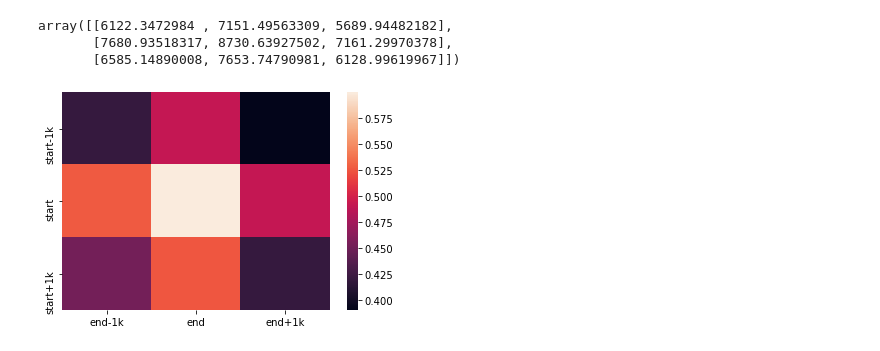
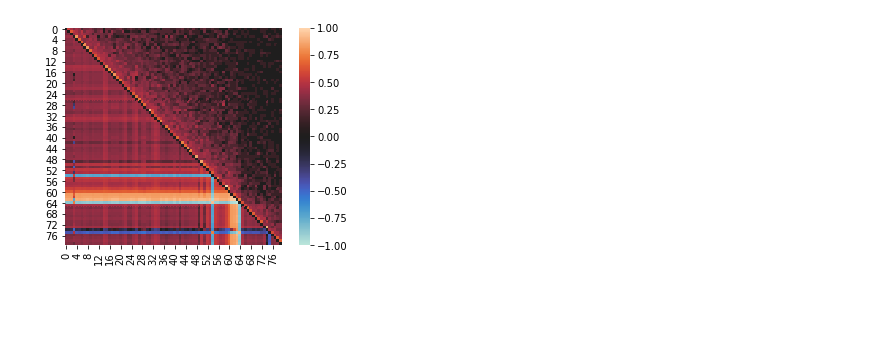
Before and after one commit to MICL-biolab/MINE, a Jupyter notebook: analyse/supplementary_fig/epi matrix.ipynb, the cells around one changed output. Cells and saved outputs as stored; diff of their text form; code cells hidden in the pictures; blank space fills up the shorter version.

```diff
--- a/analyse/supplementary_fig/epi matrix.ipynb
+++ b/analyse/supplementary_fig/epi matrix.ipynb
@@ -4,3 +7,3 @@ import numpy as np
 # %%
-row_hic_path = '/data1/lmh_data/MINE/use_data/GM12878/hr'
+raw_hic_path = '/data1/lmh_data/MINE/use_data/GM12878/hr'
 epi_path = '/data1/lmh_data/MINE/use_data/GM12878/ATAC_H3K27ac_H3K4me3/epi'
@@ -36,38 +10,19 @@ for chrom in range(1, 23):
-# %%
-_result, nums = None, 0
-for chrom in range(1, 23):
-    _hic, _epi = hic[chrom], epi[chrom]
-
-    for info in gene_info:
-        if info[0] != chrom:
-            continue
-        _win = int(info[1]/400)
-        if _win != int(info[2]/400):
-            continue
-        _start, _end = info[1]-400*_win, info[2]-400*_win
-        if _start==0 or _end==399:
-            continue
-        __epi = _epi[_win, 0, _start-1:_start+2, _end-1:_end+2]
-        if __epi.max() == 0:
-            continue
-        __epi = __epi / __epi.max()
-        if _result is not None:
-            _result += __epi
-        else:
-            _result = __epi
-        nums += 1
-_result
-# %% [output]
-array([[6122.3472984 , 7151.49563309, 5689.94482182],
-       [7680.93518317, 8730.63927502, 7161.29970378],
-       [6585.14890008, 7653.74790981, 6128.99619967]])
-# %%
-import matplotlib.pyplot as plt
-import pandas as pd
-import seaborn as sns
-df = pd.DataFrame(_result/nums, columns=['end-1k', 'end', 'end+1k'], index=['start-1k', 'start', 'start+1k'])
-sns.heatmap(df)
-plt.savefig('figure_file/epi_matrix.pdf', format='pdf', bbox_inches='tight')
-plt.show()
-# %% [output]
-[figure, removed]
+# %%
+chrom, index, x, y = 8, 224, 320, 400
+filename = 'chr{}_1000b.npz'.format(chrom)
+hic = np.load(os.path.join(raw_hic_path, filename))['hic']
+epi = np.load(os.path.join(epi_path, filename))['epi']
+
+_epi_matrix = np.triu(epi[index, 0, x:y, x:y], 1).T
+_negative = _epi_matrix < 0
+_epi_matrix[_negative] *= -1
+_epi_matrix = np.log1p(_epi_matrix)
+_epi_matrix = _epi_matrix/_epi_matrix.max()
+_epi_matrix[_negative] *= -1
+_hic_matrix = np.log1p(np.triu(hic[index, 0, x:y, x:y], 1))
+_hic_matrix = _hic_matrix/_hic_matrix.max()
+sns.heatmap(_epi_matrix+_hic_matrix, square=True, center=0)
+plt.savefig('figure_file/hic_epi_matrix(NBN gene).pdf', format='pdf', bbox_inches='tight')
+plt.show()
+# %% [output]
+[figure, added]
```
Also changed, not shown: parts of 5 cells of this notebook, 15 other files.
